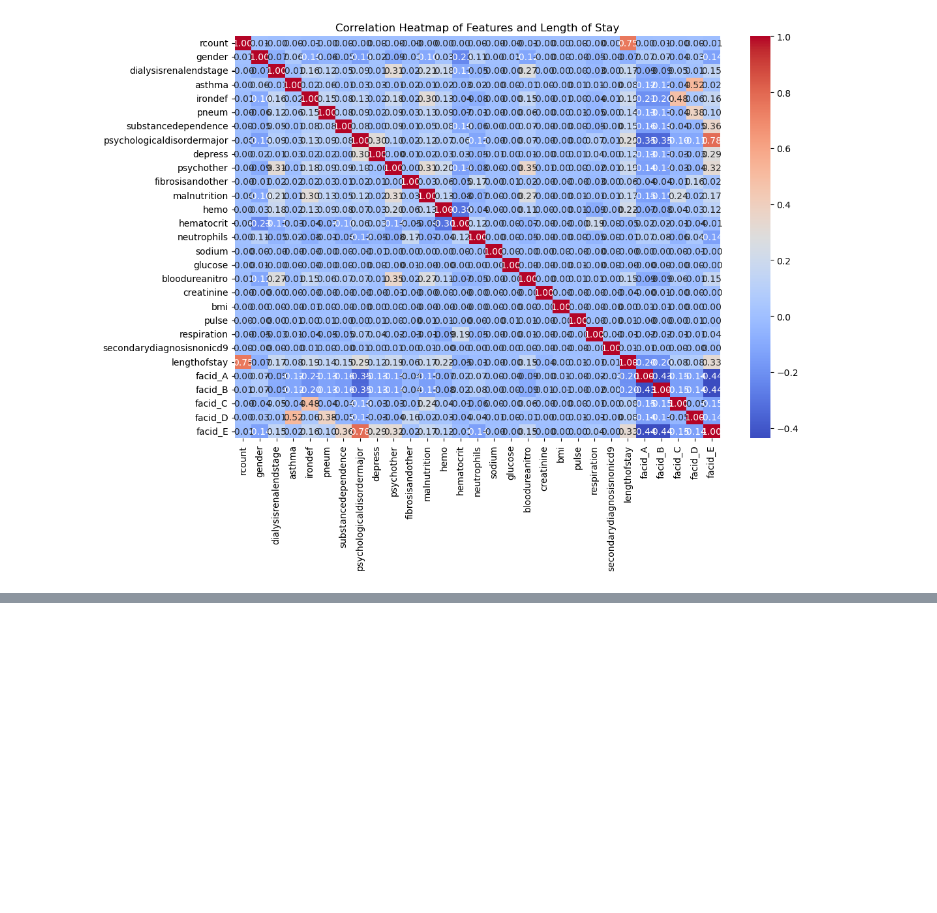
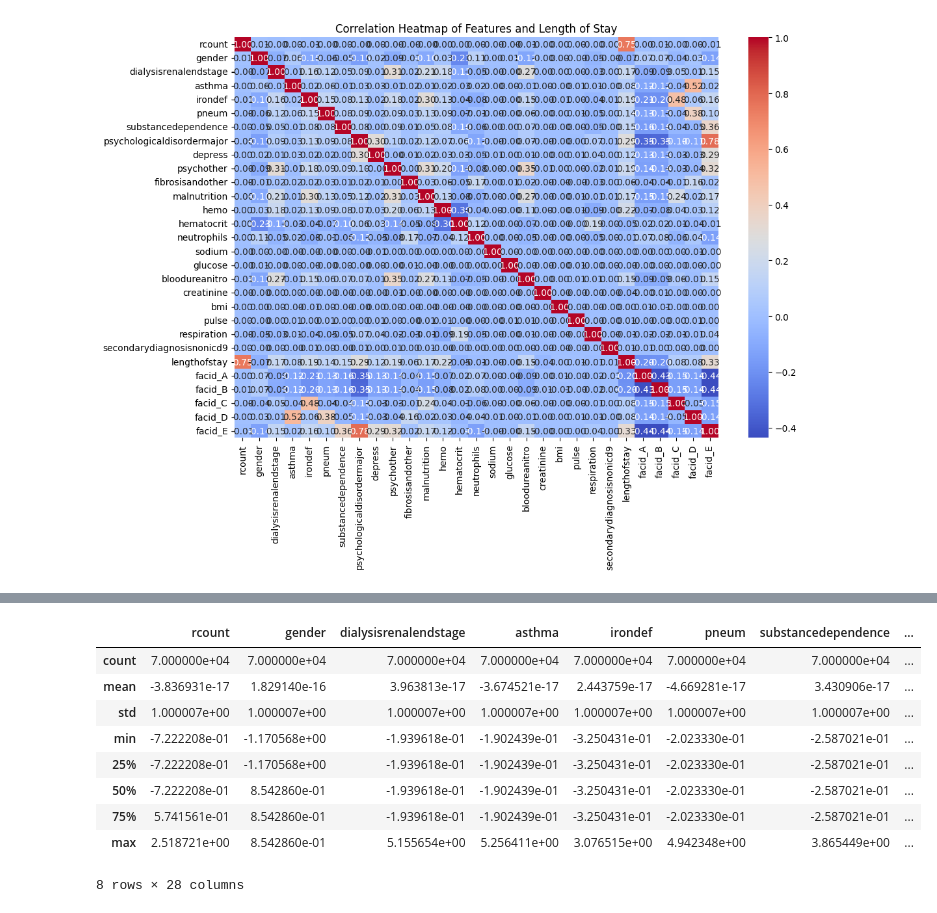
Before and after one commit to ruka-sumichi/final_task, a Jupyter notebook: test.ipynb, the cells around one changed output, grey strips where cells are left out. Saved outputs shown, nothing was run; the diff lists cells and outputs as text; code cells hidden in the pictures; blank space fills up the shorter version.

```diff
--- a/test.ipynb
+++ b/test.ipynb
@@ -209,0 +273,7 @@ ModuleNotFoundError: No module named 'ydata_profiling'
+# %%
+# StandardScalerクラスのインスタンス化
+from sklearn.preprocessing import StandardScaler
+scaler = StandardScaler()
+# %%
+# 標準化の変換モデルの生成
+scaler.fit(X_train)
@@ -209,0 +282,3 @@ ModuleNotFoundError: No module named 'ydata_profiling'
+# %%
+# X_trainのスケール変換
+X_train_scaled = scaler.transform(X_train)
@@ -209,0 +297,4 @@ ModuleNotFoundError: No module named 'ydata_profiling'
+# %%
+# 変換後(X_train_scaled)の状態
+df_X_train_scaled = pd.DataFrame(X_train_scaled, columns=['rcount', 'gender', 'dialysisrenalendstage', 'asthma', 'irondef', 'pneum', 'substancedependence', 'psychologicaldisordermajor', 'depress', 'psychother', 'fibrosisandother', 'malnutrition', 'hemo', 'hematocrit', 'neutrophils', 'sodium', 'glucose', 'bloodureanitro', 'creatinine', 'bmi', 'pulse', 'respiration', 'secondarydiagnosisnonicd9', 'facidA', 'facidB', 'facidC', 'facidD', 'facidE'])
+df_X_train_scaled.head()
@@ -209,0 +309,13 @@ ModuleNotFoundError: No module named 'ydata_profiling'
+# %%
+df_X_train_scaled.describe()
+# %% [output]
+|  | rcount | gender | dialysisrenalendstage | asthma | irondef | pneum | substancedependence | ... |
+| count | 7.000000e+04 | 7.000000e+04 | 7.000000e+04 | 7.000000e+04 | 7.000000e+04 | 7.000000e+04 | 7.000000e+04 | ... |
+| mean | -3.836931e-17 | 1.829140e-16 | 3.963813e-17 | -3.674521e-17 | 2.443759e-17 | -4.669281e-17 | 3.430906e-17 | ... |
+| std | 1.000007e+00 | 1.000007e+00 | 1.000007e+00 | 1.000007e+00 | 1.000007e+00 | 1.000007e+00 | 1.000007e+00 | ... |
+| min | -7.222208e-01 | -1.170568e+00 | -1.939618e-01 | -1.902439e-01 | -3.250431e-01 | -2.023330e-01 | -2.587021e-01 | ... |
+| 25% | -7.222208e-01 | -1.170568e+00 | -1.939618e-01 | -1.902439e-01 | -3.250431e-01 | -2.023330e-01 | -2.587021e-01 | ... |
+| 50% | -7.222208e-01 | 8.542860e-01 | -1.939618e-01 | -1.902439e-01 | -3.250431e-01 | -2.023330e-01 | -2.587021e-01 | ... |
+| 75% | 5.741561e-01 | 8.542860e-01 | -1.939618e-01 | -1.902439e-01 | -3.250431e-01 | -2.023330e-01 | -2.587021e-01 | ... |
+| max | 2.518721e+00 | 8.542860e-01 | 5.155654e+00 | 5.256411e+00 | 3.076515e+00 | 4.942348e+00 | 3.865449e+00 | ... |
+8 rows × 28 columns
```
Also changed, not shown: parts of 26 cells of this notebook, 19 other files.
